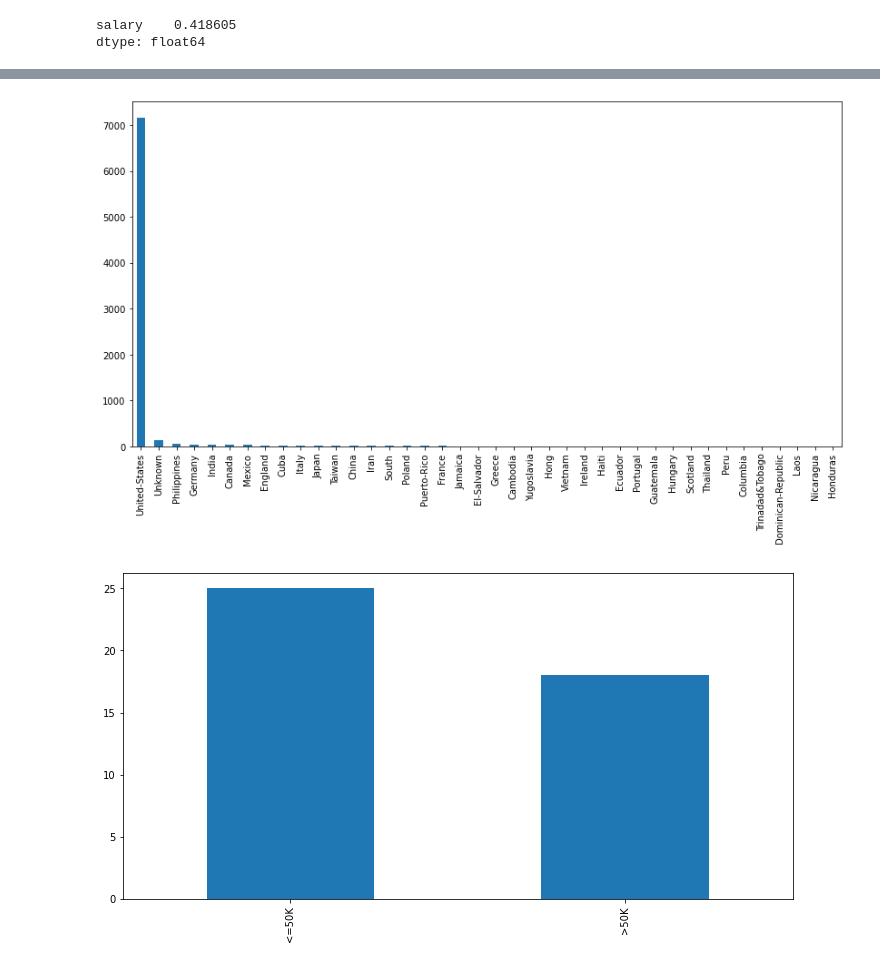
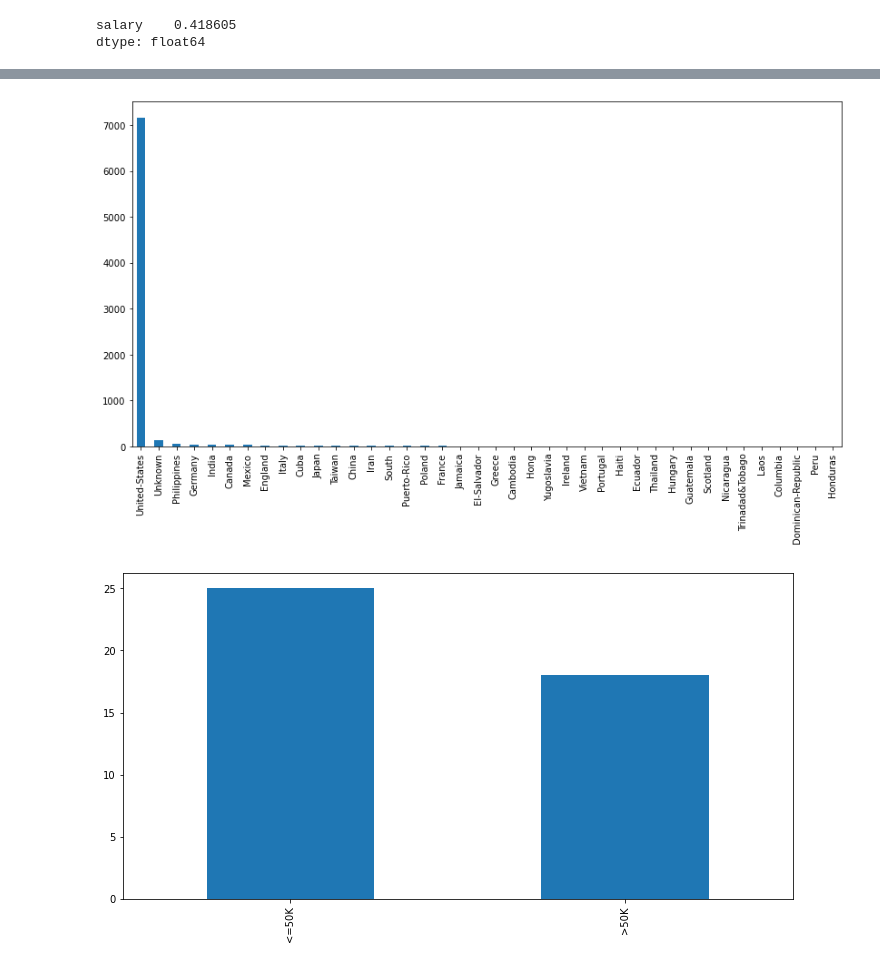
Before and after one commit to NesrinU/Data_Analysis_with_Python, a Jupyter notebook: Assignments/DAwPy-EDA Project- (Analyze US Citizens)-Student.ipynb, the cells around one changed output, grey strips where cells are left out. Cells and saved outputs as stored; diff of their text form; code cells hidden in the pictures.

```diff
--- a/Assignments/DAwPy-EDA Project- (Analyze US Citizens)-Student.ipynb
+++ b/Assignments/DAwPy-EDA Project- (Analyze US Citizens)-Student.ipynb
@@ -527,3 +310,3 @@ IQR
 # %%
 #age column
-IQR =
+IQR
@@ -606,3 +368,3 @@ IQR
 # %%
 #hours per week column
-IQR =
+IQR
@@ -613,9 +377,6 @@ upper_lim = Q3 + 1.5*IQR
 upper_lim
 # %% [output]
 52.5
-# %%
-upper_lim=
-upper_lim
 # %%
 # find outlier values which extends the upper limit in both age and hours-per-week columns
 # %%
@@ -1516,7 +931,7 @@ dtype: float64
 # %%
 plt.figure(figsize=(14,7))
-df.loc[df["salary"] == ">50K", "native-country"].value_counts().plot(kind="bar");
+df1.loc[df1["salary"] == ">50K", "native-country"].value_counts().plot(kind="bar");
 # %% [output]
-[figure, old version]
+[figure, new version]
 # %%
 plt.figure(figsize=(12,6))
```
Also changed, not shown: parts of 70 cells of this notebook.
